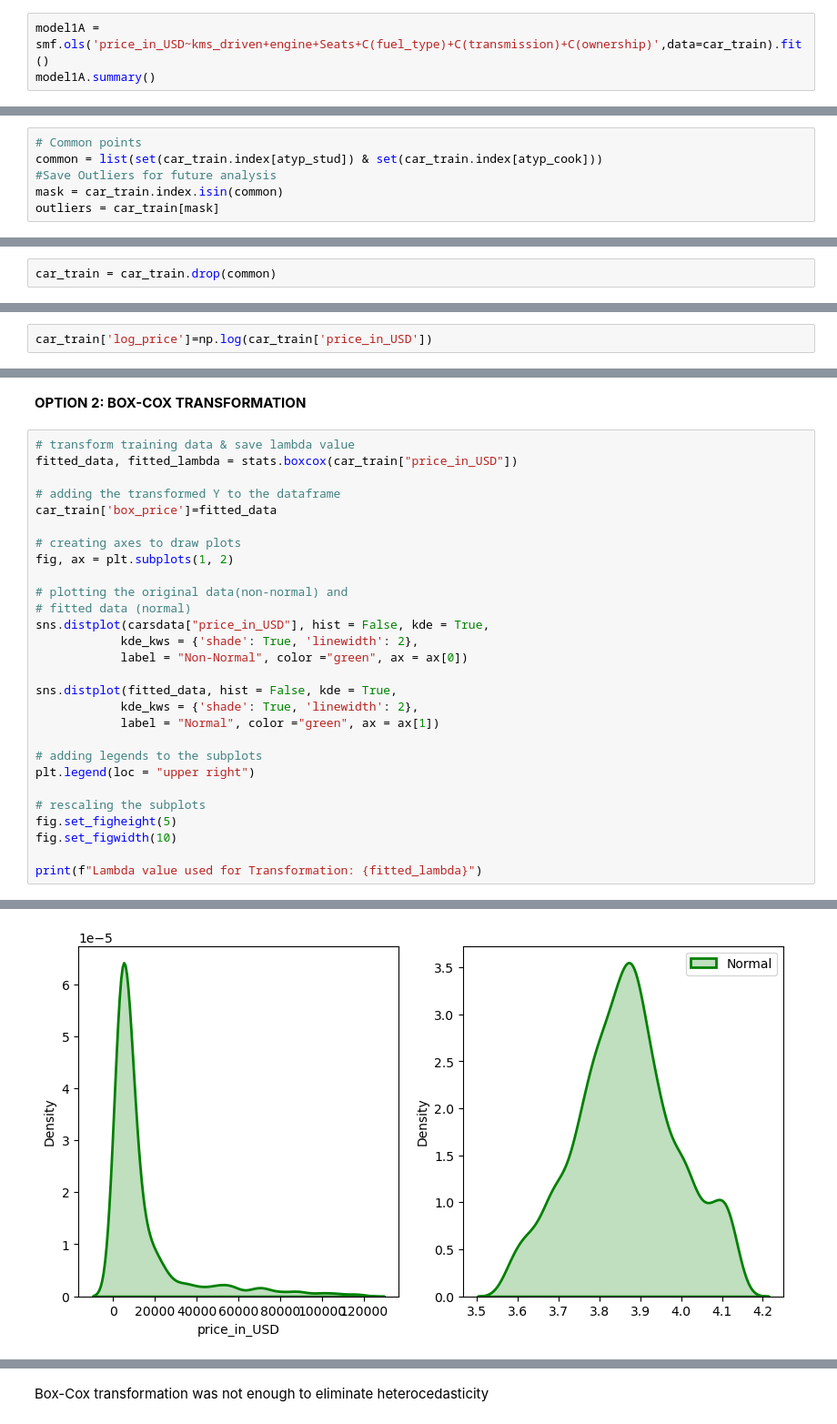
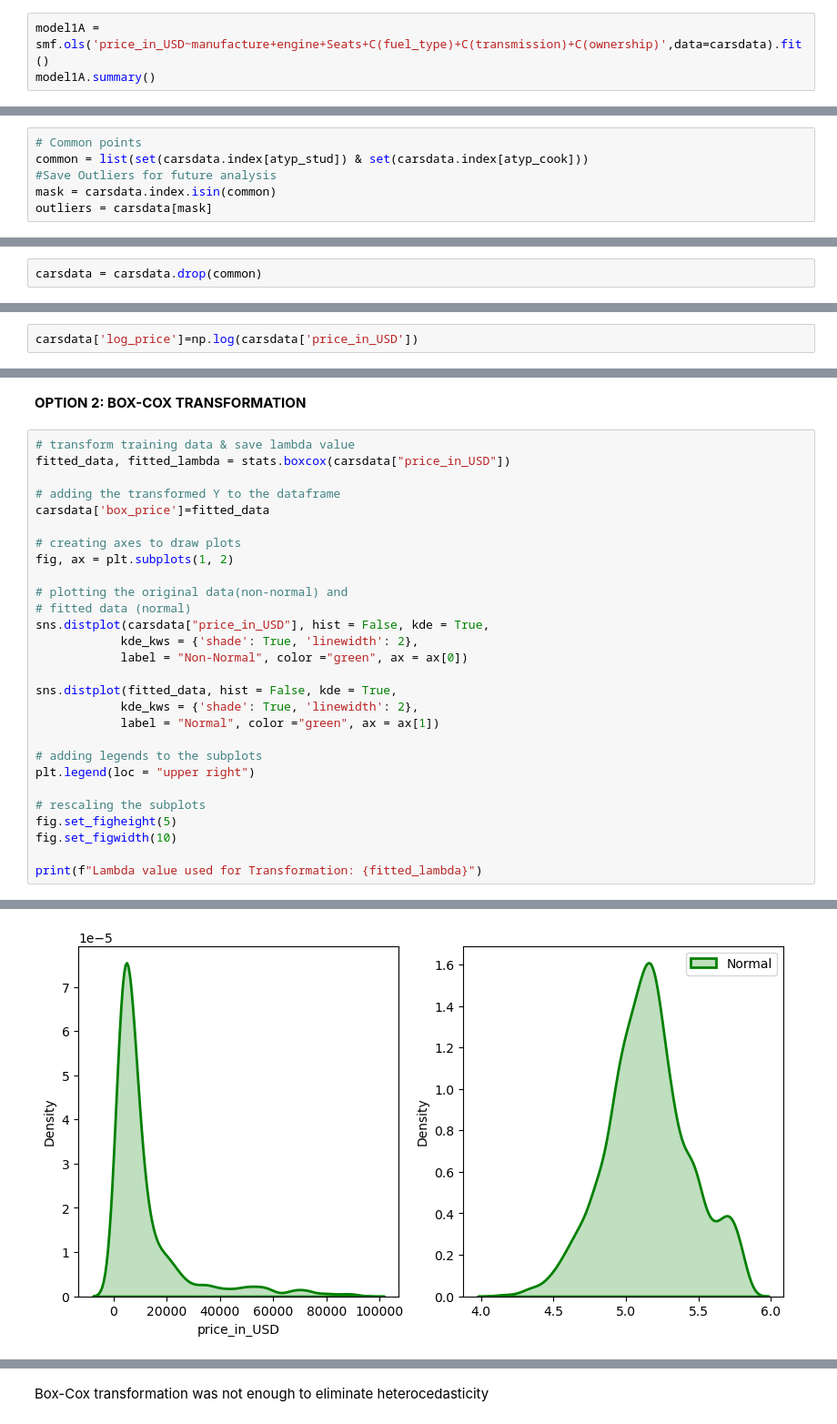
Before and after one commit to rishimo/msds601-project, a Jupyter notebook: david_notebook.ipynb, the cells around one changed output, grey strips where cells are left out. Shown at 91% size. Cells and saved outputs as stored; diff of their text form.

```diff
--- a/david_notebook.ipynb
+++ b/david_notebook.ipynb
@@ -139,7 +160,7 @@ We will eliminate manufacture predictor
 # %% [markdown]
 <b> MODELING 1A</B>
 # %%
-model1A = smf.ols('price_in_USD~kms_driven+engine+Seats+C(fuel_type)+C(transmission)+C(ownership)',data=car_train).fit()
+model1A = smf.ols('price_in_USD~manufacture+engine+Seats+C(fuel_type)+C(transmission)+C(ownership)',data=carsdata).fit()
 model1A.summary()
 # %% [output]
 OLS Regression Results
@@ -230,13 +251,13 @@ Name: cooks_d, Length: 206, dtype: float64
 # %%
 # Common points
-common = list(set(car_train.index[atyp_stud]) & set(car_train.index[atyp_cook]))
+common = list(set(carsdata.index[atyp_stud]) & set(carsdata.index[atyp_cook]))
 #Save Outliers for future analysis
-mask = car_train.index.isin(common)
-outliers = car_train[mask]
+mask = carsdata.index.isin(common)
+outliers = carsdata[mask]
 # %% [markdown]
 Let´s delete those influential points that has been identified by both methods
 # %%
-car_train = car_train.drop(common)
+carsdata = carsdata.drop(common)
 # %% [markdown]
 <b> MODELING 1B</B>
 # %%
@@ -305,7 +360,7 @@ for i, col in enumerate(car_train.columns):
 # %% [markdown]
 <b> OPTION 1: NATURAL-LOG TRANSFORMATION</B>
 # %%
-car_train['log_price']=np.log(car_train['price_in_USD'])
+carsdata['log_price']=np.log(carsdata['price_in_USD'])
 # %% [markdown]
 <b> MODELING 1C</B>
 # %%
@@ -406,10 +500,10 @@ for i, col in enumerate(car_train.columns):
 <b> OPTION 2: BOX-COX TRANSFORMATION</B>
 # %%
 # transform training data & save lambda value
-fitted_data, fitted_lambda = stats.boxcox(car_train["price_in_USD"])
+fitted_data, fitted_lambda = stats.boxcox(carsdata["price_in_USD"])
 
 # adding the transformed Y to the dataframe
-car_train['box_price']=fitted_data
+carsdata['box_price']=fitted_data
 
 # creating axes to draw plots
 fig, ax = plt.subplots(1, 2)
@@ -437,19 +531,19 @@ Lambda value used for Transformation: -0.22190994943234246
 `distplot` is a deprecated function and will be removed in seaborn v0.14.0.
 
 Please adapt your code to use either `displot` (a figure-level function with
 similar flexibility) or `kdeplot` (an axes-level function for kernel density plots).
 
 For a guide to updating your code to use the new functions, please see
 https://gist.github.com/mwaskom/de44147ed2974457ad6372750bbe5751
 
   sns.distplot(carsdata["price_in_USD"], hist = False, kde = True,
 
 `shade` is now deprecated in favor of `fill`; setting `fill=True`.
 This will become an error in seaborn v0.14.0; please update your code.
 ... (13 lines left out)
 `shade` is now deprecated in favor of `fill`; setting `fill=True`.
 This will become an error in seaborn v0.14.0; please update your code.
 
   kdeplot(**{axis: a}, ax=ax, color=kde_color, **kde_kws)
-[figure, old version]
+[figure, new version]
 # %%
```
Also changed, not shown: parts of 59 cells of this notebook.
